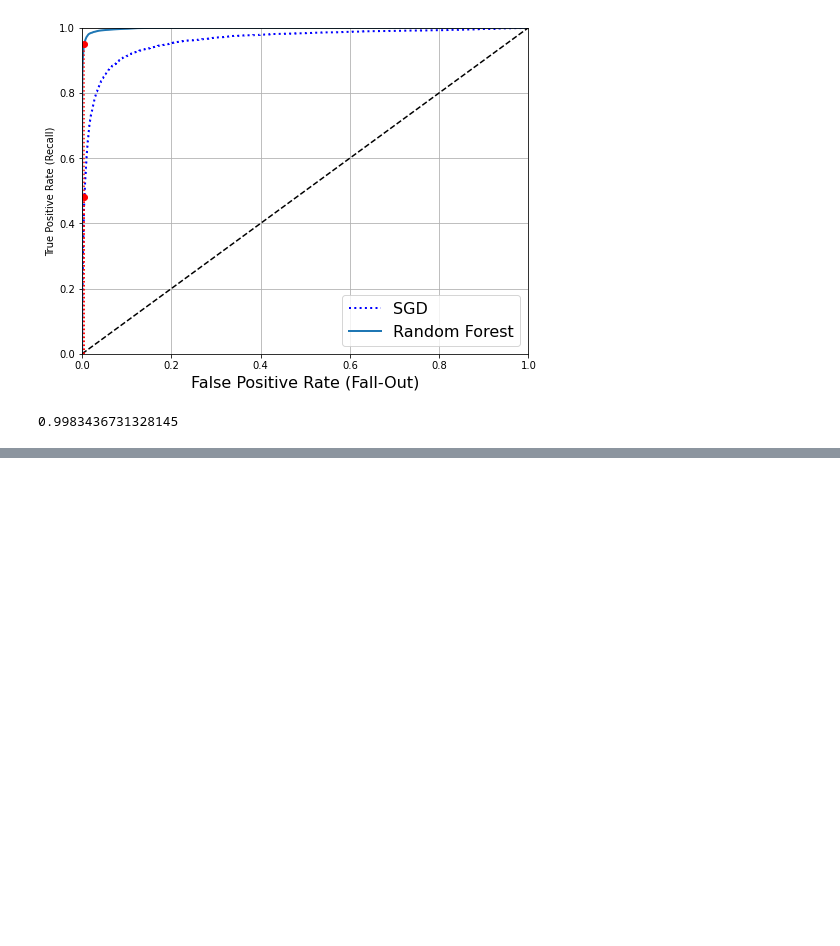
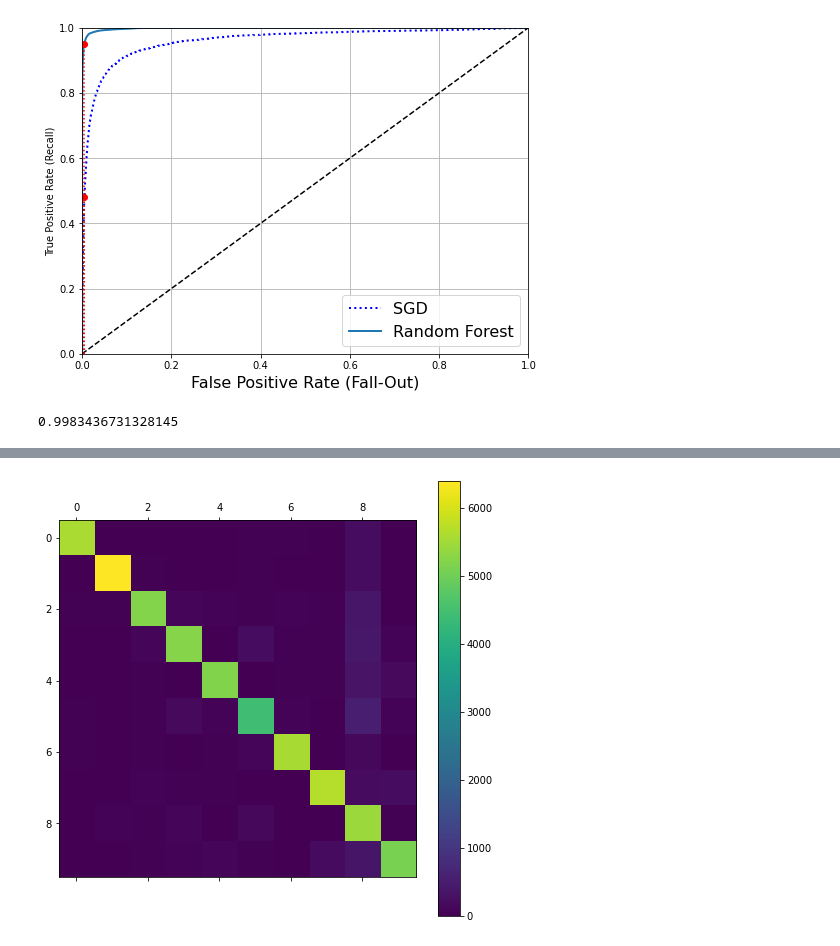
Before and after one commit to SY-256/deep-learning-with-tensorflow-and-keras, a Jupyter notebook: working/orailly/chapter3.ipynb, the cells around one changed output, grey strips where cells are left out. Cells and saved outputs as stored; diff of their text form; code cells hidden in the pictures; blank space fills up the shorter version.

```diff
--- a/working/orailly/chapter3.ipynb
+++ b/working/orailly/chapter3.ipynb
@@ -267,3 +290,11 @@ plt.show()
 roc_auc_score(y_train_5, y_scores_forest)
 # %% [output]
 0.9983436731328145
+# %%
+# 多クラス分類
+# OVA法（OVR法）:二項分類器をクラス分作成する
+# OVO法　　　　 ：各クラスに対する予測の組み合わせ数分のクラス分類を作成する
+from sklearn.svm import SVC
+svm_clf = SVC()
+svm_clf.fit(X_train, y_train)
+svm_clf.predict([some_digit])
@@ -269,0 +353,8 @@ roc_auc_score(y_train_5, y_scores_forest)
+# %%
+# 誤分類の分析
+from sklearn.preprocessing import StandardScaler
+scaler = StandardScaler()
+X_train_scaled = scaler.fit_transform(X_train.astype(np.float64))
+y_train_pred = cross_val_predict(sgd_clf, X_train_scaled, y_train, cv=3)
+conf_mx = confusion_matrix(y_train, y_train_pred)
+conf_mx
@@ -269,0 +372,12 @@ roc_auc_score(y_train_5, y_scores_forest)
+# %%
+# 混合行列の描画
+def plot_confusion_matrix(matrix):
+    fig = plt.figure(figsize=(8, 8))
+    ax = fig.add_subplot(111)
+    cax = ax.matshow(matrix)
+    fig.colorbar(cax)
+# %%
+plot_confusion_matrix(conf_mx)
+plt.show()
+# %% [output]
+[figure, added]
```
Also changed, not shown: parts of 15 cells of this notebook.
